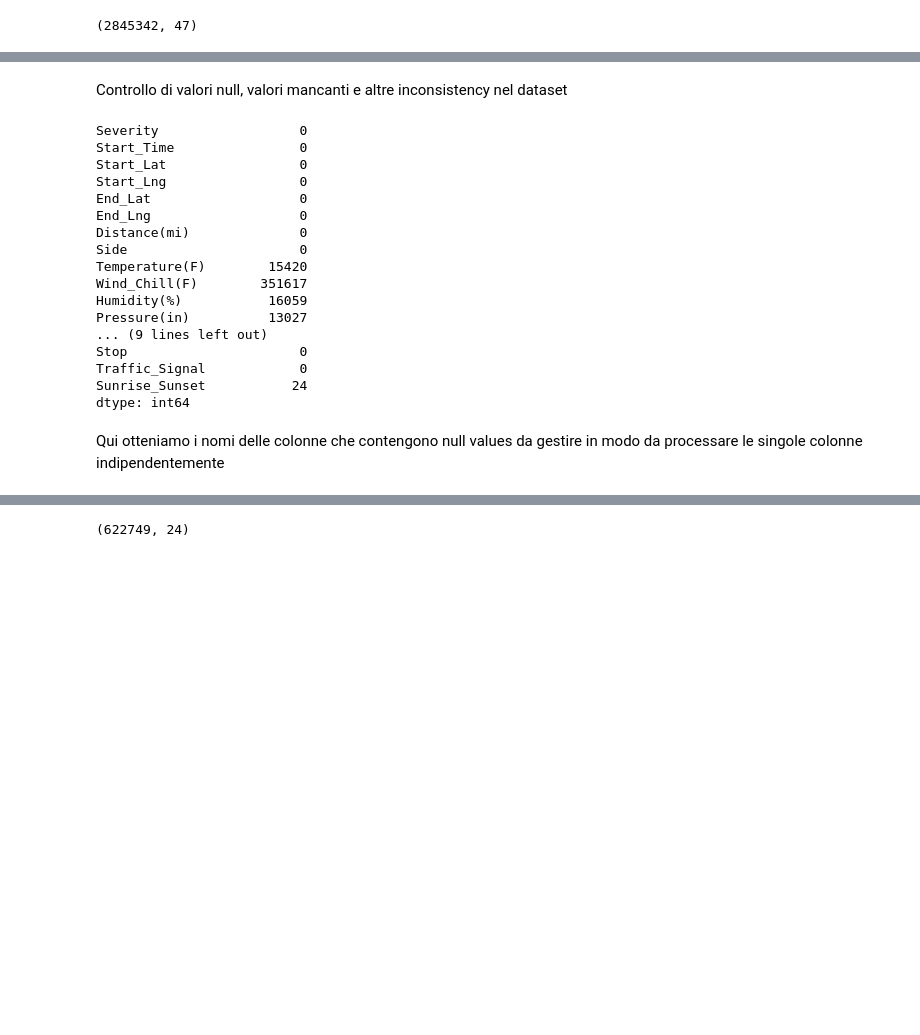
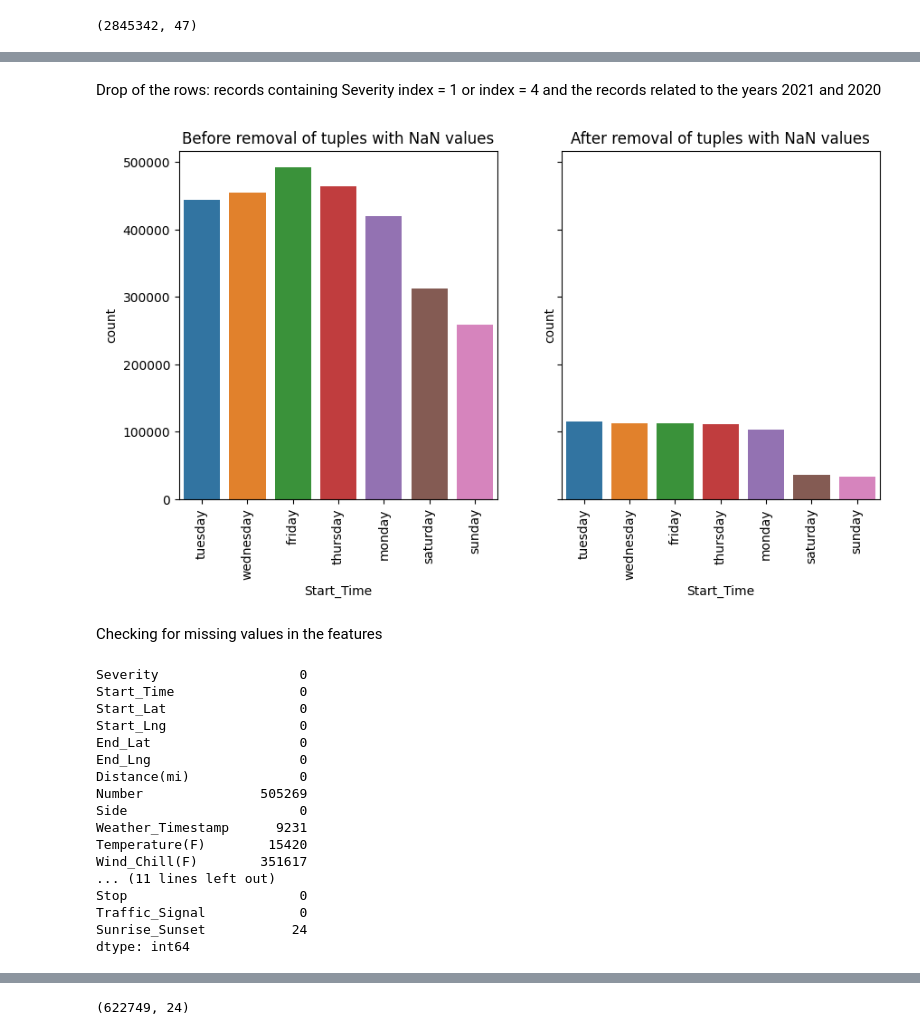
Before and after one commit to Loremazze/DATA-MINING-PROGETTO, a Jupyter notebook: project.ipynb, the cells around one changed output, grey strips where cells are left out. Cells and saved outputs as stored; diff of their text form; code cells hidden in the pictures; blank space fills up the shorter version.

```diff
--- a/project.ipynb
+++ b/project.ipynb
@@ -36,9 +131,12 @@ accidents_copy.drop('Airport_Code',axis=1,inplace=True)
+# %% [markdown]
+Drop of the rows: records containing Severity index = 1 or index = 4 and the records related to the years 2021 and 2020
 # %%
 from imblearn.over_sampling._smote.base import Counter
 
 lista_da_eliminare = []
 lista_check = []
 lista_weather = Counter(accidents_copy['Weather_Condition'])
+
 
 for elemento in lista_weather.keys():
     if lista_weather[elemento] < 100:
@@ -57,12 +155,30 @@ def change(record):
     elif record == 3:
         return 1
 
-temp = list(map(change,accidents_copy['Severity']))
-accidents_copy['Severity'] = temp
+change_format(accidents_copy)
+temp = list(map(change_day,accidents_copy['Start_Time']))
+accidents_copy['Start_Time'] = temp
+temp_new = list(map(change,accidents_copy['Severity']))
+accidents_copy['Severity'] = temp_new
 
 accidents_copy.drop(labels=lista_da_eliminare,inplace=True)
-# %% [markdown]
-Controllo di valori null, valori mancanti e altre inconsistency nel dataset
+# %%
+from matplotlib import pyplot as plt
+import seaborn as sns
+
+fig,axes = plt.subplots(1,2,figsize=(10,5),sharey = True)
+sns.countplot(x='Start_Time',data = temp_df, ax = axes[0], order = accidents_copy['Start_Time'].value_counts().index)
+axes[0].tick_params(axis = 'x',labelrotation=90)
+axes[0].set_title('Before removal of tuples with NaN values')
+sns.countplot(x='Start_Time',data = accidents_copy, ax = axes[1], order = accidents_copy['Start_Time'].value_counts().index)
+axes[1].tick_params(axis = 'x',labelrotation=90)
+axes[1].set_title('After removal of tuples with NaN values')
+
+plt.show()
+# %% [output]
+[figure, added]
+# %% [markdown]
+Checking for missing values in the features
 # %%
 accidents_copy.drop('Zipcode',axis = 1,inplace=True)
 check = accidents_copy.isna().sum()
@@ -76,12 +192,12 @@ Start_Lng                 0
 End_Lat                   0
 End_Lng                   0
 Distance(mi)              0
+Number               505269
 Side                      0
+Weather_Timestamp      9231
 Temperature(F)        15420
 Wind_Chill(F)        351617
-Humidity(%)           16059
-Pressure(in)          13027
-... (9 lines left out)
+... (11 lines left out)
 Stop                      0
 Traffic_Signal            0
 Sunrise_Sunset           24
@@ -93,5 +209,3 @@ na_columns = []
 for index in range(len(check)):
     if check[index] != 0:
         na_columns.append(columns_names[index])
-# %% [markdown]
-Qui otteniamo i nomi delle colonne che contengono null values da gestire in modo da processare le singole colonne indipendentemente
```
Also changed, not shown: parts of 28 cells of this notebook, 3 other files.
